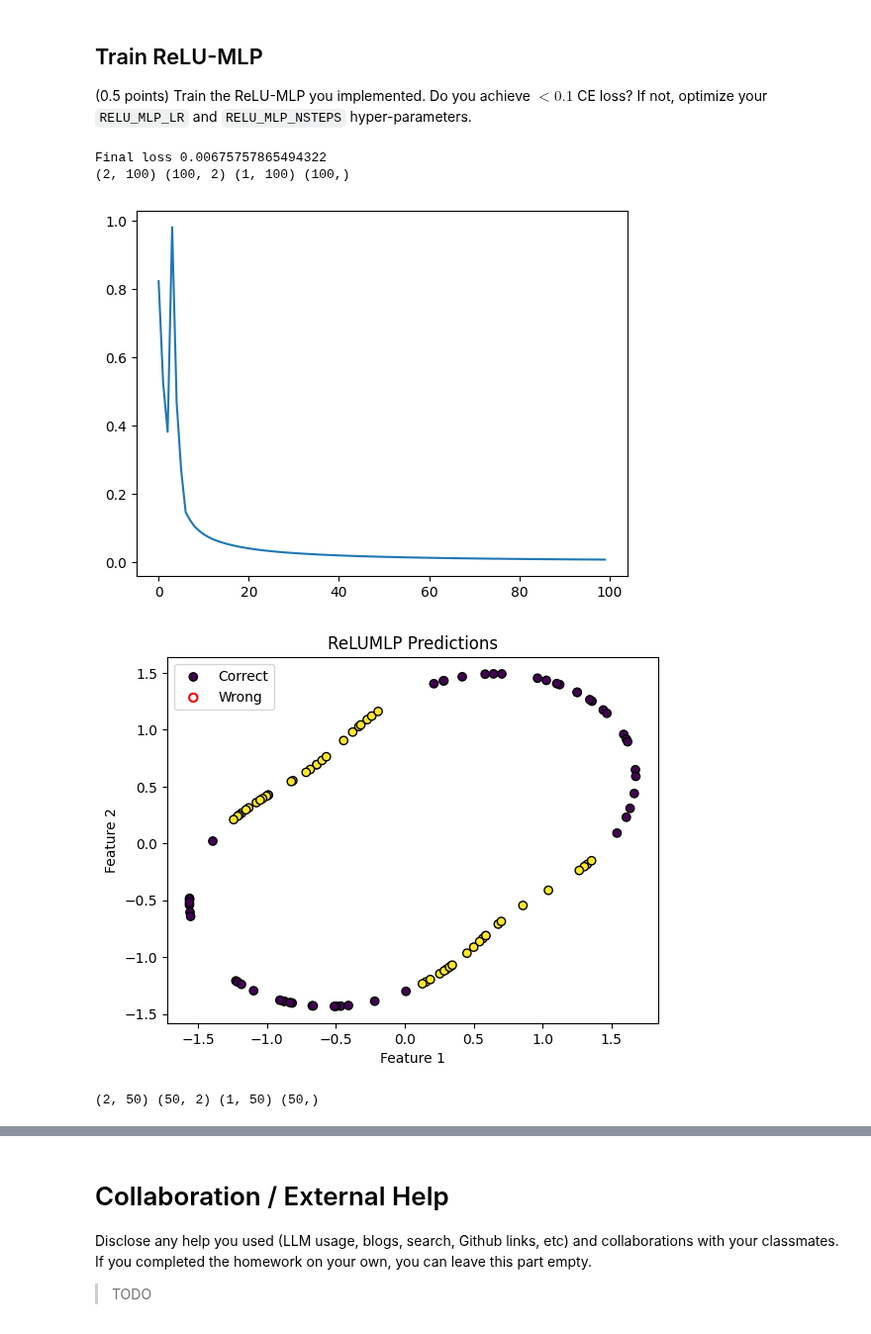
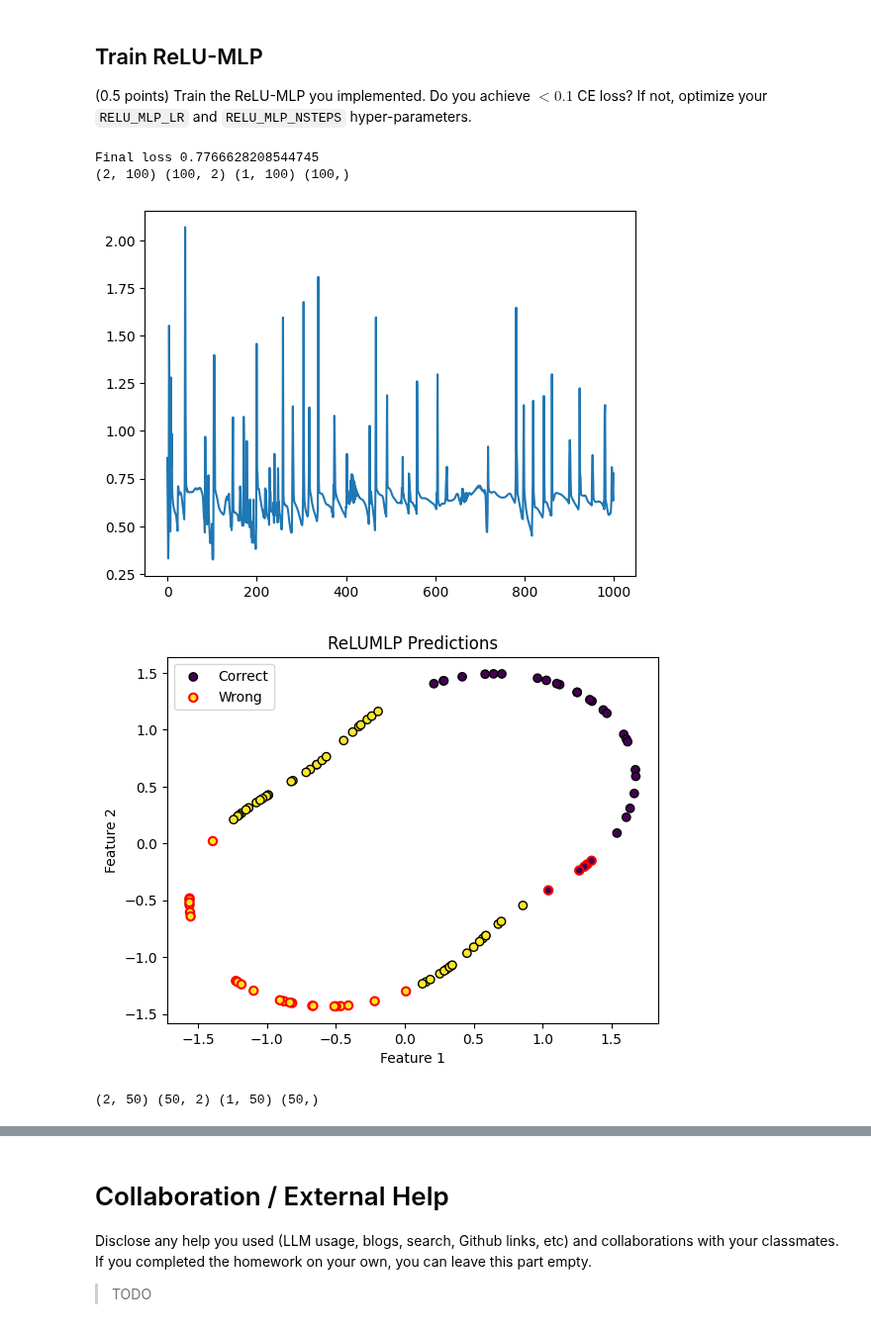
Before and after one commit to AfraAd/CSC413-Homeworks, a Jupyter notebook: Fall25_HW2_MLP.ipynb, the cells around one changed output, grey strips where cells are left out. Shown at 99% size. Saved outputs shown, nothing was run; the diff lists cells and outputs as text; code cells hidden in the pictures.

```diff
--- a/Fall25_HW2_MLP.ipynb
+++ b/Fall25_HW2_MLP.ipynb
@@ -582,10 +582,14 @@ def compute_relu_mlp_forward_passes(
     ## TODO: Forward pass - compute each layer's pre-activations (h_l) and activations (z_l, after ReLU)
     # and store them for later use
     ## Your Code, 0.2 points
-    for layer in network.layers:
+    for layer in network.layers[:-1]:
         h = layer(layer_outputs[-1])
         pre_activations.append(h)
         layer_outputs.append(relu(h))
+
+    h = network.layers[-1](layer_outputs[-1])
+    pre_activations.append(h)
+    layer_outputs.append(h)
 
     ##########################################
     assert len(layer_outputs) == len(network.layers) + 1, (
@@ -609,20 +613,10 @@ def compute_relu_mlp_partial_derivatives(
         ## where h_l is the pre-activation
         ## Your Code, 0.3 points
         if ind == 0:
-            delta_prev = cost_partials[0]
-            cost_partials.clear()
-            cost_partials.append(delta_prev)
-            next_W_T = layer.weights.T
+            delta = layer.weights.T @ cost_partials[-1]
         else:
-            # For hidden layers, compute delta_l = (W_{l+1}.T @ delta_{l+1}) * sigma'(h_l)
-            # pre_activation corresponds to h_l
-            # layer.weights corresponds to W_l
-            delta = (next_W_T @ delta_prev) * relu_derivative(pre_activation)
-            cost_partials.append(delta)
-            delta_prev = delta
-            next_W_T = layer.weights.T
-
-    cost_partials.append(None)
+            delta = layer.weights.T @ (cost_partials[-1] * relu_derivative(pre_activation))
+        cost_partials.append(delta)
     ##########################################
     cost_partials.reverse()
     assert len(cost_partials) == len(network.layers) + 1, (
@@ -684,32 +678,32 @@ If not, optimize your `RELU_MLP_LR` and `RELU_MLP_NSTEPS` hyper-parameters.
 # %%
 def train_relu_mlp(mlp, learning_rate: float, n_iterations: int,
                    inputs: np.typing.ArrayLike, targets: np.typing.ArrayLike) -> List[float]:
     losses = []
     for _ in range(n_iterations):
         loss = step_relu_network(mlp, inputs, targets, learning_rate)
         losses.append(loss)
     return losses
 
 ## Pay attention to the shape of the input
 inputs = flower_X.T
 targets = flower_y
 from sklearn.preprocessing import OneHotEncoder
 np.random.seed(SEED)
 targets = OneHotEncoder().fit_transform(targets).toarray().T
 relu_mlp = ReLUMLP([2, 16, 16, NUM_CLASSES])
 ##########################################
 ## TODO: find correct hyper-parameters
 RELU_MLP_LR = 1
-RELU_MLP_NSTEPS = 100
+RELU_MLP_NSTEPS = 1000
 ##########################################
 losses = train_relu_mlp(relu_mlp, RELU_MLP_LR, RELU_MLP_NSTEPS, inputs, targets)
 print(f"Final loss {losses[-1]}")
 plt.plot(losses)
 plot_predictions(flower_X.T, flower_y.T, relu_mlp, "ReLUMLP Predictions")
 plot_predictions(valid_X.T, valid_y.T, relu_mlp, "ReLUMLP Predictions")
 # %% [output]
-Final loss 0.00675757865494322
+Final loss 0.7766628208544745
 (2, 100) (100, 2) (1, 100) (100,)
-[figure, old version]
+[figure, new version]
-[figure, old version]
+[figure, new version]
 (2, 50) (50, 2) (1, 50) (50,)
```
Also changed, not shown: parts of 4 cells of this notebook.
